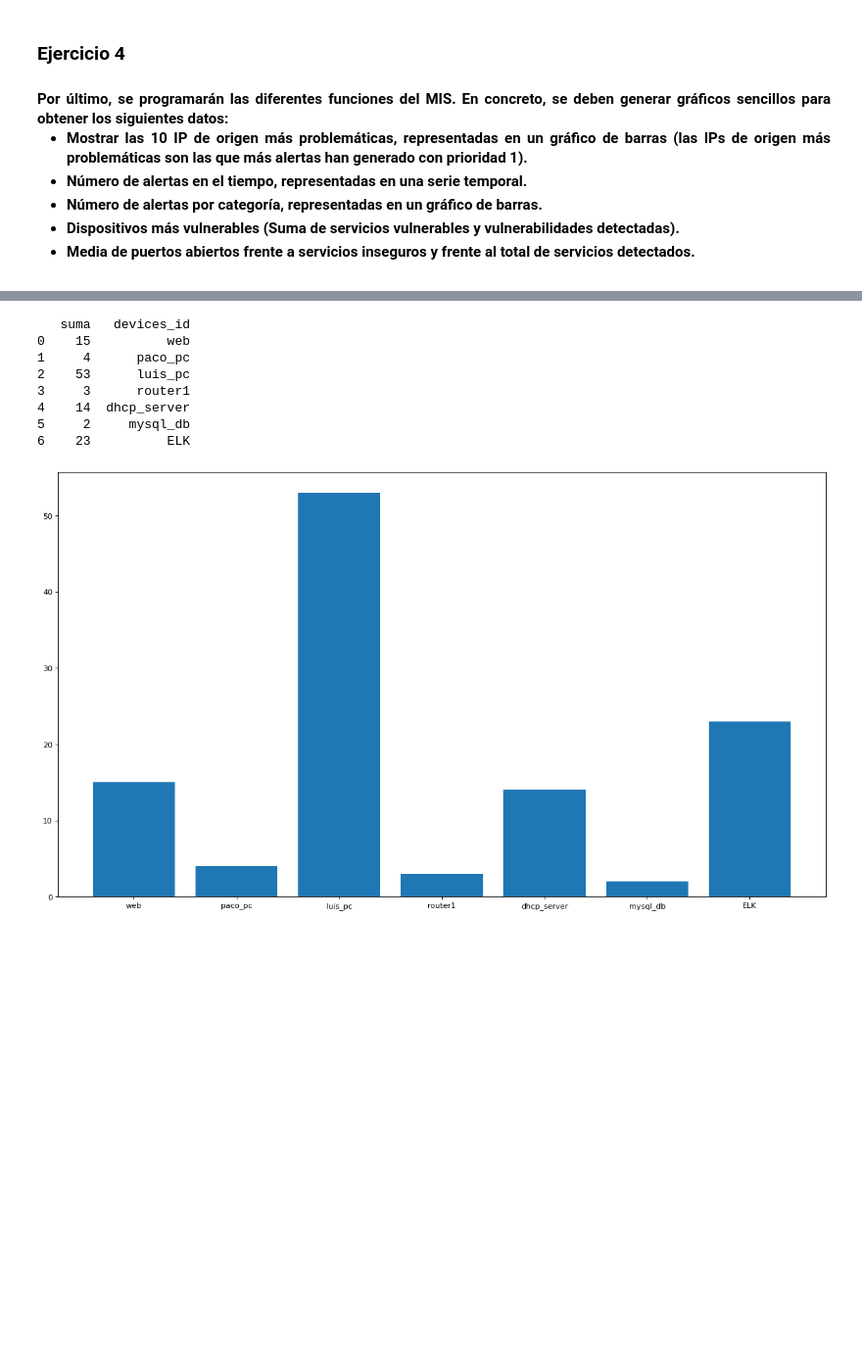
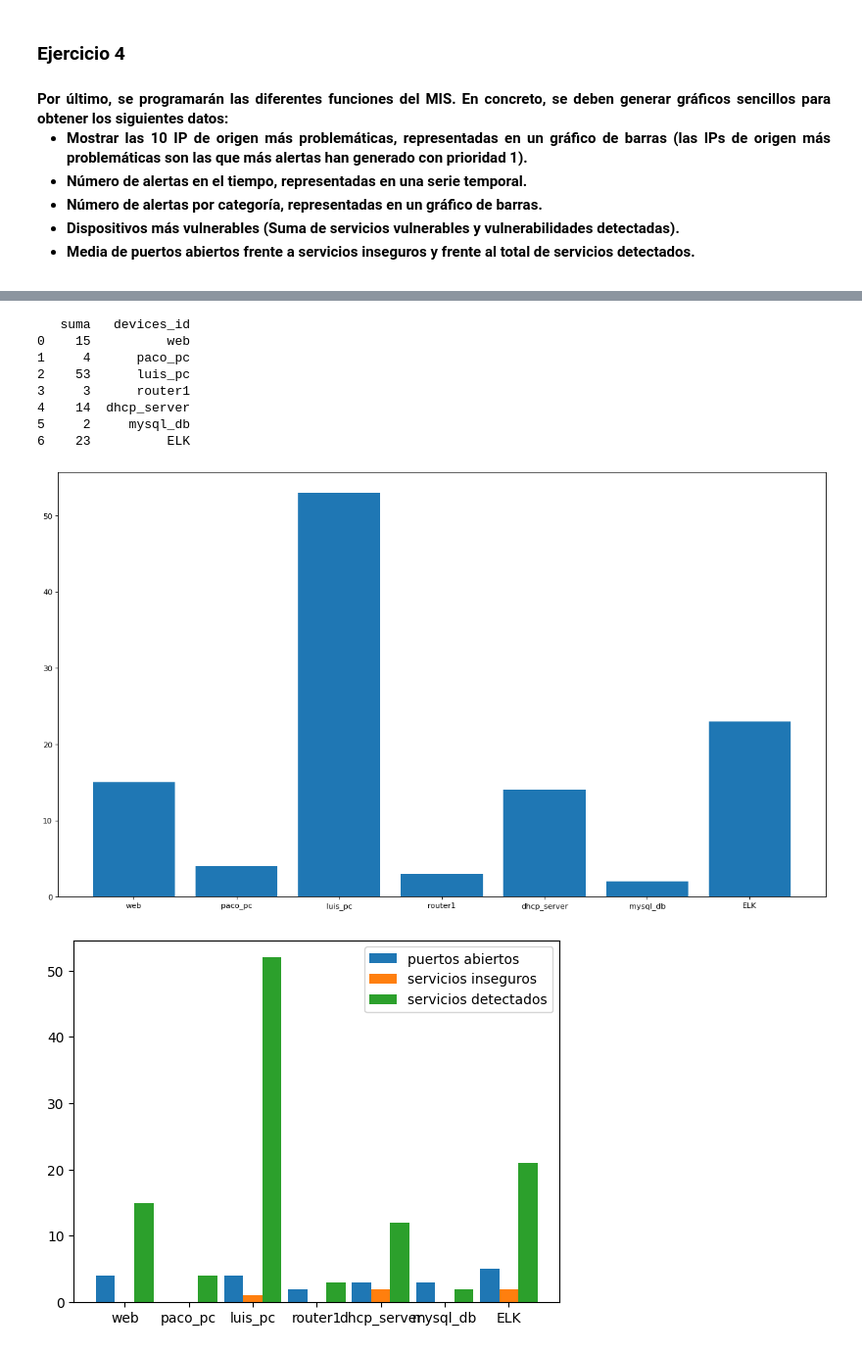
Before and after one commit to iiivaaaann/Sistemas_Informacion, a Jupyter notebook: Memoria.ipynb, the cells around one changed output, grey strips where cells are left out. Shown: that part at 98% size. Saved outputs shown, nothing was run; the diff lists cells and outputs as text; code cells hidden in the pictures; blank space fills up the shorter version.

```diff
--- a/Memoria.ipynb
+++ b/Memoria.ipynb
@@ -476,34 +475,53 @@ def ejercicio4(): #Falta el ultimo apartado.
     plt.show()
     plt.close("all")
     #5. Media de puertos abiertos frente a servicios inseguros y frente al total de servicios detectados.
+    # Consideramos que "frente" se refiere a proporción?
+    # Media o número de puertos abiertos por dispositivo ?
+
+    df1=pd.read_sql_query("SELECT ID,devices_id, servicios_ins,detect_vulns FROM ANALISIS", conexion)
+    df2= pd.read_sql_query("SELECT COUNT(*) P_ABIERTOS, ANALISIS_ID as ID FROM PUERTOS GROUP BY ANALISIS_ID", conexion)
+    df=pd.merge(left=df1,right=df2,left_on='ID',right_on='ID',how = 'outer')
+    df.index = df1['devices_id']
+    n=len(df['devices_id'])
+    x=np.arange(n)
+    width=0.3
+    plt.bar(x-width, df['P_ABIERTOS'], width=width, label="puertos abiertos")
+    plt.bar(x,df['servicios_ins'],width=width,label="servicios inseguros")
+    plt.bar(x+width,df['detect_vulns'],width=width,label="servicios detectados")
+
+    plt.xticks(x,df.index)
+    plt.legend(loc='best')
+    plt.show()
+    plt.close("all")
 
 ejercicio4()
 # %% [output]
 [figure]
                                     time
 time
 2022-07-03 00:19:55  2022-07-03 00:19:55
 2022-07-03 00:49:22  2022-07-03 00:49:22
 2022-07-03 00:49:22  2022-07-03 00:49:22
 2022-07-03 00:49:22  2022-07-03 00:49:22
 2022-07-03 00:50:30  2022-07-03 00:50:30
 ...                                  ...
 2022-09-05 04:44:37  2022-09-05 04:44:37
 2022-09-05 04:44:37  2022-09-05 04:44:37
 2022-09-05 05:39:31  2022-09-05 05:39:31
 2022-09-05 05:39:31  2022-09-05 05:39:31
 ... (14 lines left out)
 10     138  access to a potentially vulnerable web applica...
 11      62                      Attempted User Privilege Gain
 12      14                                   Information Leak
 13       2                                      Misc activity
 [figure]
    suma   devices_id
 0    15          web
 1     4      paco_pc
 2    53      luis_pc
 3     3      router1
 4    14  dhcp_server
 5     2     mysql_db
 6    23          ELK
 [figure]
+[figure, added]
```
Also changed, not shown: parts of 1 cell of this notebook, 1 other file.
